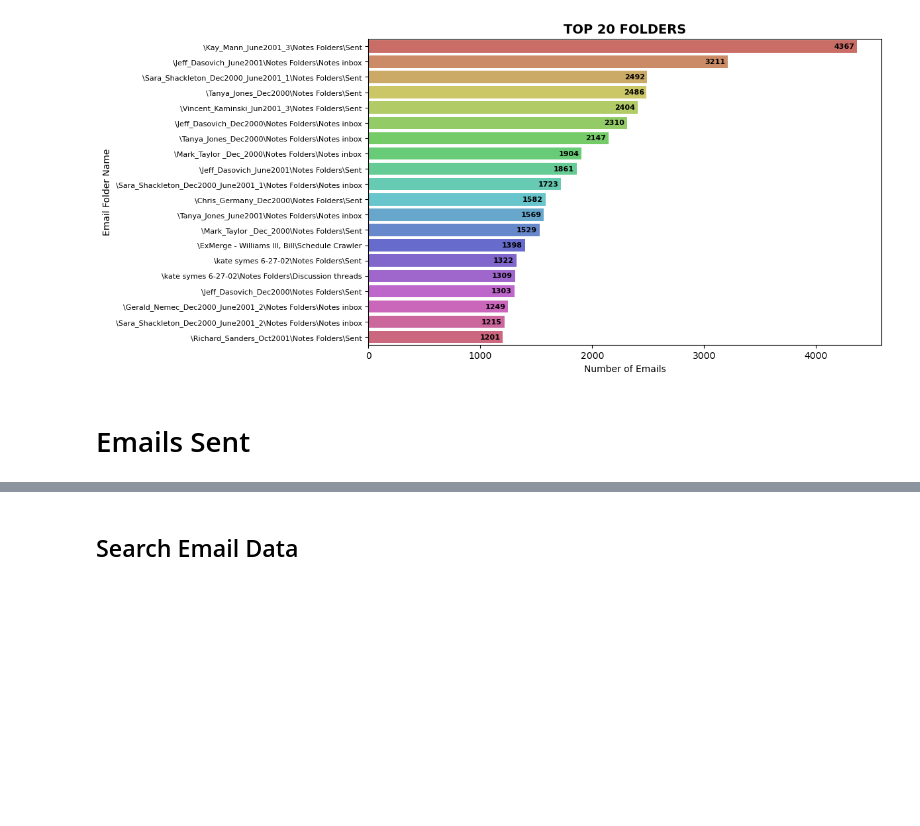
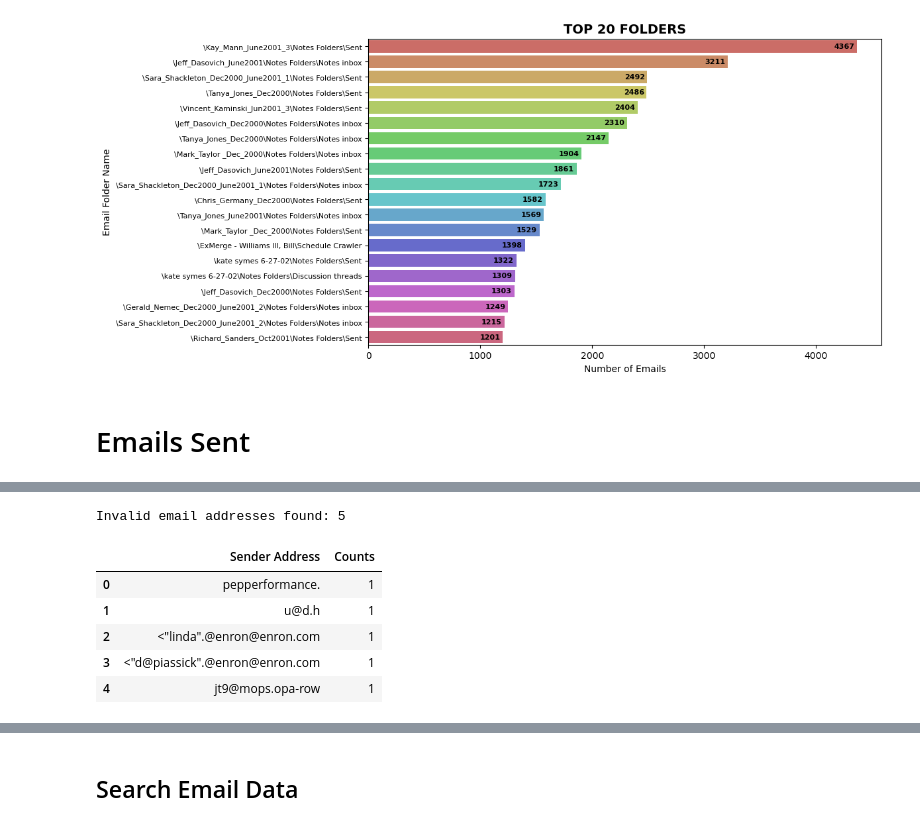
Before and after one commit to nolmacdonald/INTA6450_Enron, a Jupyter notebook: notebooks/preprocessing.ipynb, the cells around one changed output, grey strips where cells are left out. Drawn from its saved outputs; the diff is of its cells as text; code cells hidden in the pictures; blank space fills up the shorter version.

```diff
--- a/notebooks/preprocess-part-1.ipynb
+++ b/notebooks/preprocessing.ipynb
@@ -189,0 +265,24 @@ Passing `palette` without assigning `hue` is deprecated and will be removed in v
+# %%
+# Define an email validation regex pattern
+email_pattern = r"^[a-zA-Z0-9._%+-]+@[a-zA-Z0-9.-]+\.[a-zA-Z]{2,}$"
+
+# Check which email addresses do not match the pattern
+invalid_emails = df_senders[~df_senders["Sender Address"].str.match(email_pattern)]
+
+if invalid_emails.empty:
+    print("All email addresses are valid.")
+else:
+    print(f"Invalid email addresses found: {len(invalid_emails)}")
+
+# Reset the index to be sequential from 0 to N
+invalid_emails.reset_index(drop=True, inplace=True)
+
+invalid_emails.head(21)
+# %% [output]
+Invalid email addresses found: 5
+|  | Sender Address | Counts |
+| 0 | pepperformance. | 1 |
+| 1 | u@d.h | 1 |
+| 2 | <"linda".@enron@enron.com | 1 |
+| 3 | <"d@piassick".@enron@enron.com | 1 |
+| 4 | jt9@mops.opa-row | 1 |
```
Also changed, not shown: parts of 26 cells of this notebook, 3 other files.
